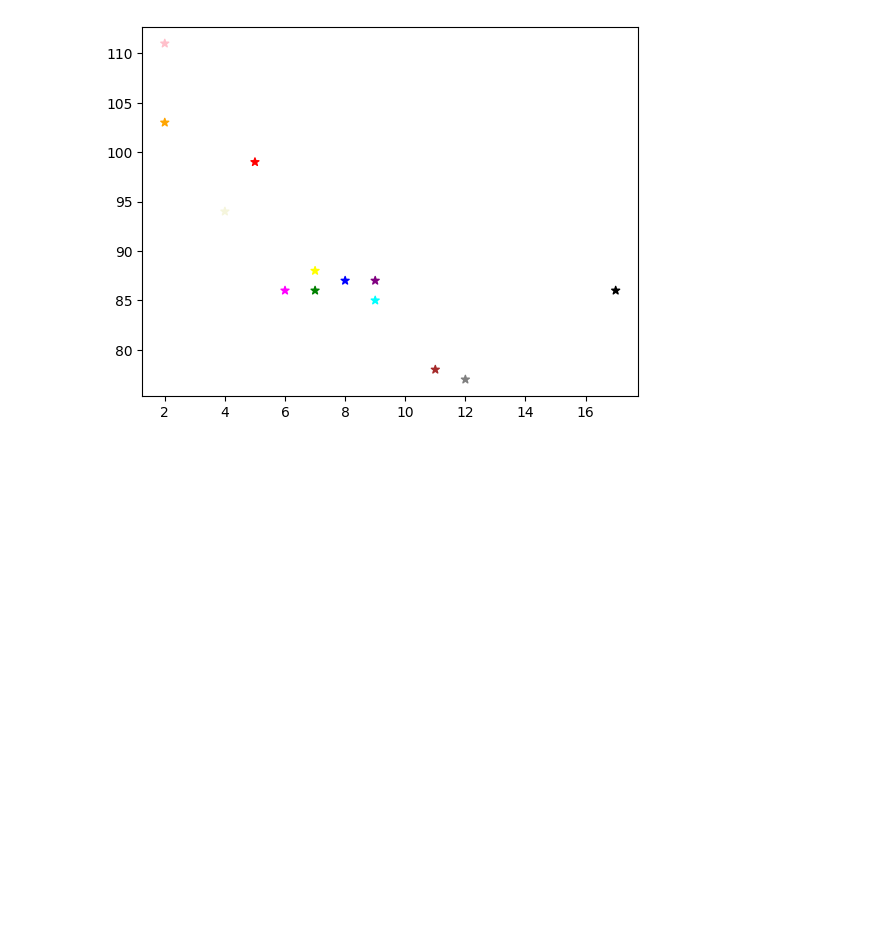
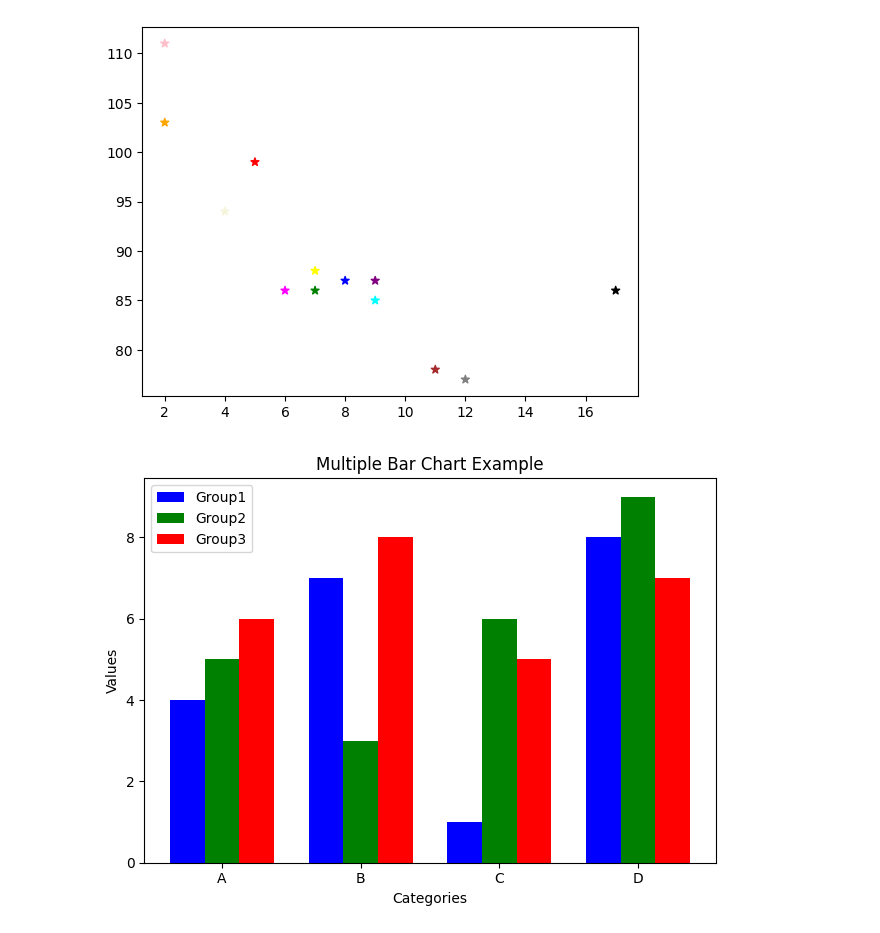
Before and after one commit to ShonenSyntax/college-worksheets, a Jupyter notebook: Exp 1.2.ipynb, the cells around one changed output. Drawn from its saved outputs; the diff is of its cells as text; code cells hidden in the pictures; blank space fills up the shorter version.

Commit message:
Complete  experiment 2 file with Pandas, NumPy, Matplotlib

```diff
--- a/Exp 1.2.ipynb
+++ b/Exp 1.2.ipynb
@@ -230,3 +230,36 @@ plt.scatter(x,y,c = colors, marker = '*')
 # %% [output]
 <matplotlib.collections.PathCollection at 0x...>
 [figure]
+# %%
+#Bar Plot
+import numpy as np
+import matplotlib.pyplot as plt
+
+categories = ['A', 'B', 'C', 'D']
+values1 = [4, 7, 1, 8]  # Data for Group 1
+values2 = [5, 3, 6, 9]  # Data for Group 2
+values3 = [6, 8, 5, 7]  # Data for Group 3
+
+# Define the position of bars on the X-axis
+x = np.arange(len(categories))
+
+#Bar width
+bar_width = 0.25
+
+#Create bars for each group
+plt.bar(x-bar_width, values1,width = bar_width,label = 'Group1', color = 'blue')
+plt.bar(x          , values2,width = bar_width,label = 'Group2', color = 'green')
+plt.bar(x+bar_width, values3,width = bar_width,label = 'Group3', color = 'red')
+
+#Add labels and titles
+plt.xlabel('Categories')
+plt.ylabel('Values')
+plt.title('Multiple Bar Chart Example')
+plt.xticks(x,categories) #Set labels for the x axis
+plt.legend()
+
+#Display the plot
+plt.tight_layout()
+plt.show()
+# %% [output]
+[figure, added]
```
Also changed, not shown: parts of 2 cells of this notebook.
